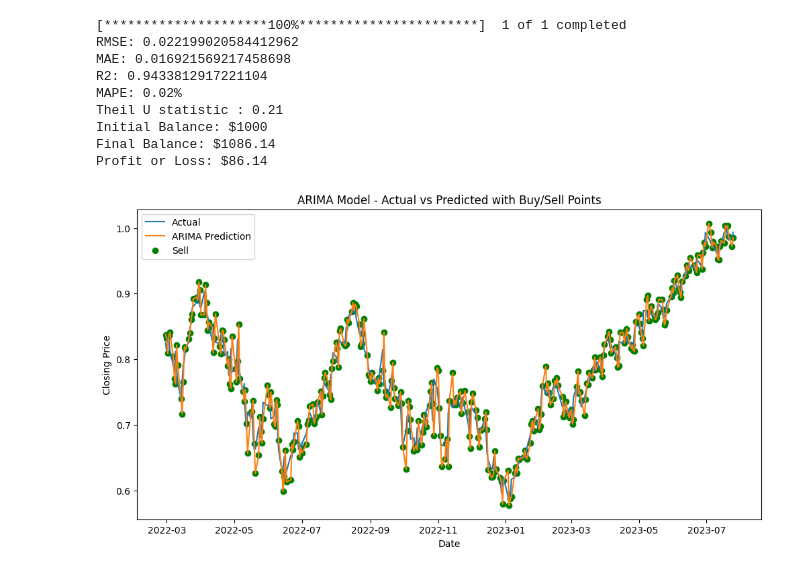
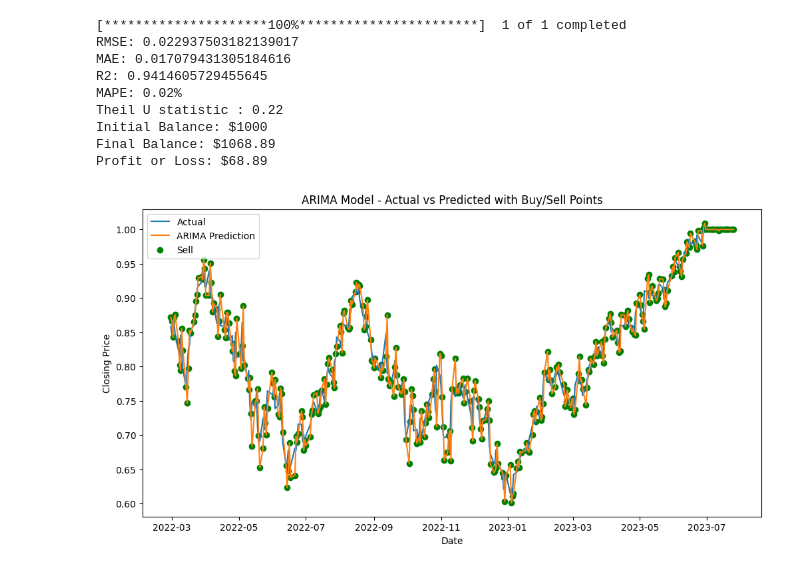
Before and after one commit to seigo07/RNN_Stock_Price_Prediction, a Jupyter notebook: src/arima_no_grid.ipynb, the cells around one changed output. Drawn from its saved outputs; the diff is of its cells as text; code cells hidden in the pictures.

Commit message:
add data cleaning in ARIMA

```diff
--- a/src/arima_no_grid.ipynb
+++ b/src/arima_no_grid.ipynb
@@ -19,7 +19,18 @@ ticker = "AAPL"
 end = datetime.now()
 start = datetime(2016, end.month, end.day)
 dataset = yf.download(ticker, start, end)
-dataset
+
+# Data Cleaning
+# Handle Missing Data
+dataset = dataset.dropna()  # Remove rows with missing data
+
+# Remove Duplicates
+dataset = dataset[~dataset.index.duplicated(keep='first')]
+
+# Handle Outliers (Clipping values)
+lower_bound = 0  # Define lower bound for clipping
+upper_bound = np.percentile(dataset['Close'], 99)  # Define upper bound for clipping (99th percentile)
+dataset['Close'] = np.clip(dataset['Close'], lower_bound, upper_bound)
 
 # Preprocess the data
 data = dataset['Close'].values.reshape(-1, 1)
@@ -31,17 +42,6 @@ train_size = int(len(scaled_data) * 0.8)
 train_data = scaled_data[:train_size]
 test_data = scaled_data[train_size:]
 
-history = [x for x in train_data]
-arima_predictions = []
-for t in range(len(test_data)):
-    model = ARIMA(history, order=(1, 2, 0))
-    model_fit = model.fit()
-    output = model_fit.forecast()
-    yhat = output[0]
-    arima_predictions.append(yhat)
-    obs = test_data[t]
-    history.append(obs)
-
 
 # Function to calculate Theil U statistic
 def theil_u_statistic(actual, predicted, naive):
@@ -50,6 +50,25 @@ def theil_u_statistic(actual, predicted, naive):
     theil_u = np.sqrt(mse_predicted / mse_actual)
     return theil_u
 
+
+# Reshape train_data and test_data to 2D arrays
+train_data_2d = train_data.reshape(-1, 1)
+test_data_2d = test_data.reshape(-1, 1)
+
+# Reshape history to 2D array
+history = train_data_2d.tolist()
+arima_predictions = []
+for t in range(len(test_data_2d)):
+    model = ARIMA(history, order=(1, 2, 0))
+    model_fit = model.fit()
+    output = model_fit.forecast(steps=1)  # Use steps=1 to get a scalar forecast value
+    yhat = output[0]  # Forecasted value is a scalar
+    arima_predictions.append(yhat)
+    obs = test_data_2d[t]
+    history.append(obs)
+
+# Convert arima_predictions list to a 1D numpy array
+arima_predictions = np.array(arima_predictions).flatten()
 
 # Calculate RMSE
 arima_rmse = np.sqrt(mean_squared_error(test_data, arima_predictions))
@@ -77,37 +96,37 @@ for i in range(N):
         stocks_to_buy = int(balance / dataset['Close'][i + train_size])
         stocks += stocks_to_buy
         balance -= stocks_to_buy * dataset['Close'][i + train_size]
     else:  # Predicted price will fall
         balance += stocks * dataset['Close'][i + train_size]
         stocks = 0
 
 # Calculate profit or loss
 final_balance = balance + stocks * dataset['Close'][-1]
 profit_or_loss = final_balance - initial_balance
 
 print(f"Initial Balance: ${initial_balance}")
 print(f"Final Balance: ${final_balance:.2f}")
 print(f"Profit or Loss: ${profit_or_loss:.2f}")
 
 # Plot the actual and ARIMA predicted values with buy/sell points
 plt.figure(figsize=(12, 6))
 plt.plot(dataset.index[train_size:], test_data, label='Actual')
 plt.plot(dataset.index[train_size:], arima_predictions, label='ARIMA Prediction')
 plt.scatter(dataset.index[train_size:], arima_predictions, marker='o', color='g',
             label='Buy' if arima_predictions[-1] > test_data[-1] else 'Sell')
 plt.title('ARIMA Model - Actual vs Predicted with Buy/Sell Points')
 plt.xlabel('Date')
 plt.ylabel('Closing Price')
 plt.legend()
 plt.show()
 # %% [output]
 [*********************100%***********************]  1 of 1 completed
-RMSE: 0.022199020584412962
-MAE: 0.016921569217458698
-R2: 0.9433812917221104
+RMSE: 0.022937503182139017
+MAE: 0.017079431305184616
+R2: 0.9414605729455645
 MAPE: 0.02%
-Theil U statistic : 0.21
+Theil U statistic : 0.22
 Initial Balance: $1000
-Final Balance: $1086.14
-Profit or Loss: $86.14
+Final Balance: $1068.89
+Profit or Loss: $68.89
-[figure, old version]
+[figure, new version]
```
Also changed, not shown: 1 other file.
